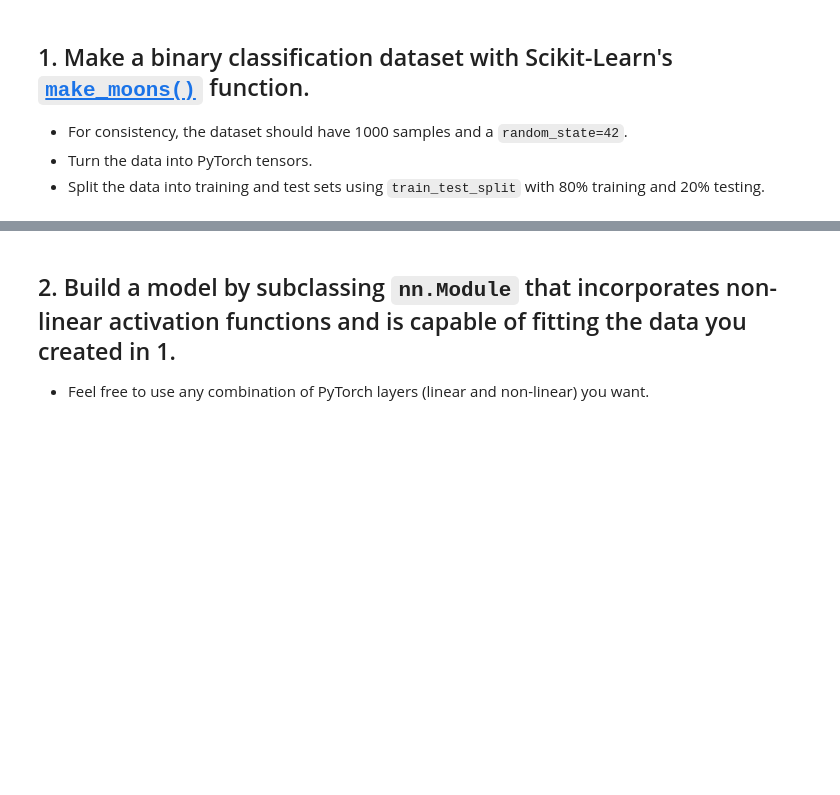
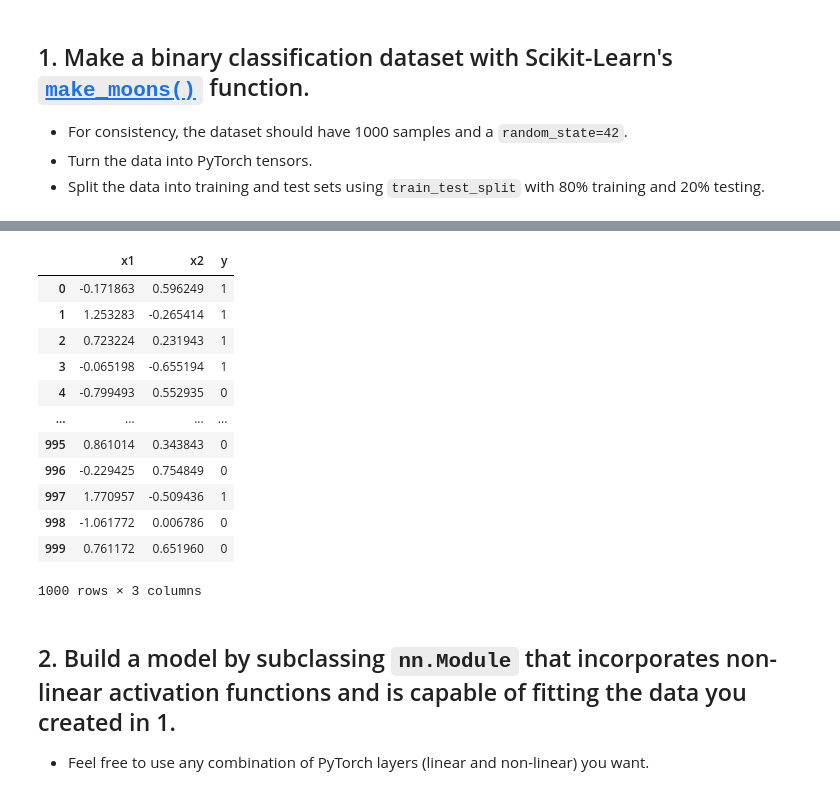
Before and after one commit to yatoxlee/PyTorch-for-Deep-Learning-Machine-Learning, a Jupyter notebook: exercises/02_pytorch_classification_exercises.ipynb, the cells around one changed output, grey strips where cells are left out. Cells and saved outputs as stored; diff of their text form; code cells hidden in the pictures; blank space fills up the shorter version.

```diff
--- a/exercises/02_pytorch_classification_exercises.ipynb
+++ b/exercises/02_pytorch_classification_exercises.ipynb
@@ -32,4 +32,11 @@ randseed = 42
 # Create a dataset with Scikit-Learn's make_moons()
 from sklearn.datasets import make_moons
 
-x,y = make_moons(1000,noise= 0.3,random_state=randseed)
+x,y = make_moons(n_samples=1000,noise= 0.3,random_state=randseed)
+
+print(f"type of x: {type(x)}")
+print(f"type of y: {type(y)}")
+print(f"shape of x: {x.shape}")
+print(f"shape of y: {y.shape}")
+print(f"preview of x: {x[:5]}")
+print(f"preview of y: {y[:5]}")
@@ -36,4 +54,21 @@ x,y = make_moons(1000,noise= 0.3,random_state=randseed)
 # %%
 # Turn data into a DataFrame
 import pandas as pd
+
+moons = pd.DataFrame({"x1":x[:,0],"x2":x[:,1],"y":y})
+moons.head(10)
+# %% [output]
+|  | x1 | x2 | y |
+| 0 | -0.171863 | 0.596249 | 1 |
+| 1 | 1.253283 | -0.265414 | 1 |
+| 2 | 0.723224 | 0.231943 | 1 |
+| 3 | -0.065198 | -0.655194 | 1 |
+| 4 | -0.799493 | 0.552935 | 0 |
+| ... | ... | ... | ... |
+| 995 | 0.861014 | 0.343843 | 0 |
+| 996 | -0.229425 | 0.754849 | 0 |
+| 997 | 1.770957 | -0.509436 | 1 |
+| 998 | -1.061772 | 0.006786 | 0 |
+| 999 | 0.761172 | 0.651960 | 0 |
+1000 rows × 3 columns
 # %%
```
Also changed, not shown: parts of 2 cells of this notebook.
